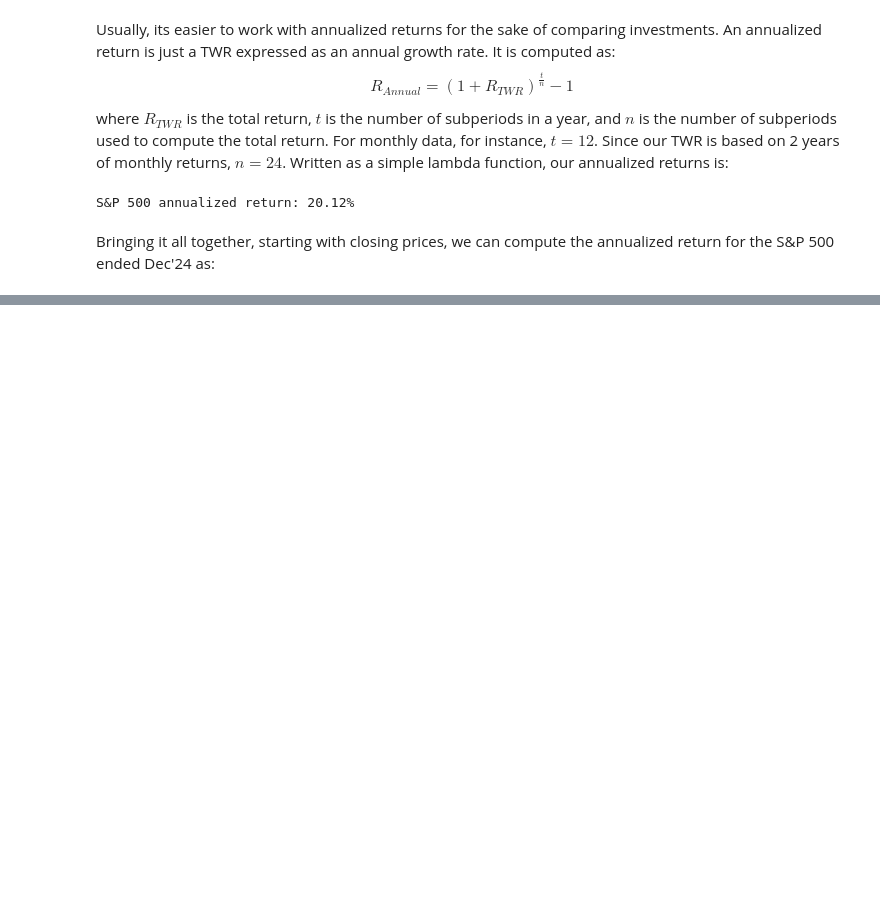
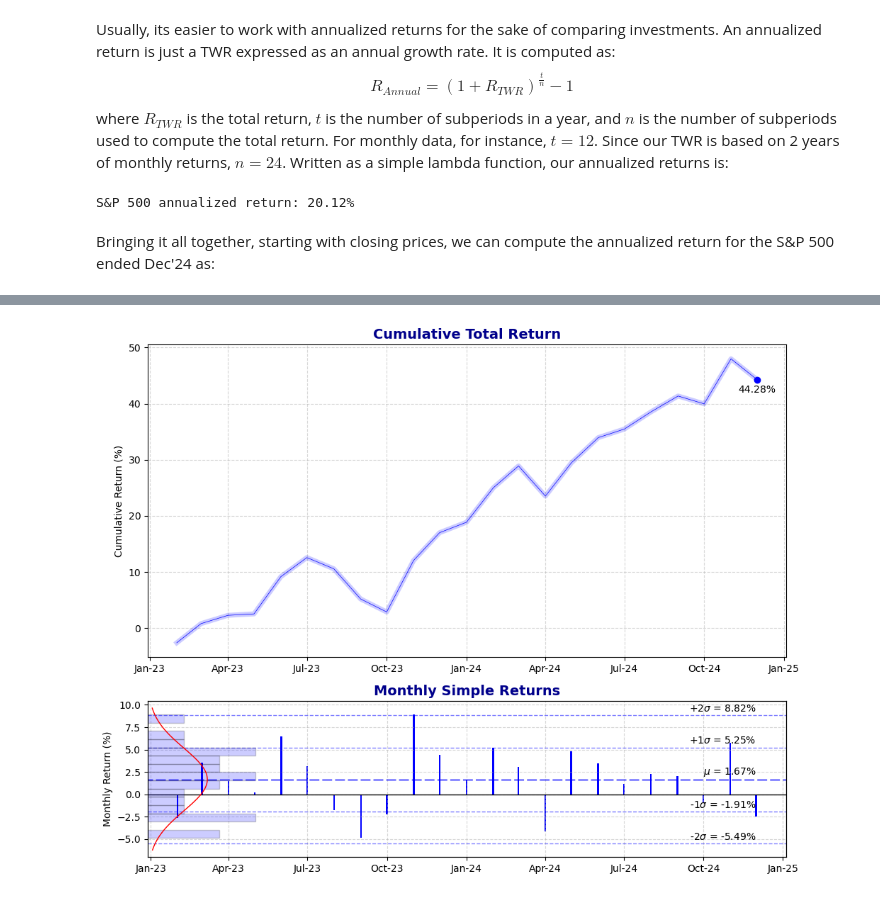
Before and after one commit to rtrimble13/tb-notebooks, a Jupyter notebook: src/twr.ipynb, the cells around one changed output, grey strips where cells are left out. Drawn from its saved outputs; the diff is of its cells as text; code cells hidden in the pictures; blank space fills up the shorter version.

Commit message:
Added return plot.

```diff
--- a/src/twr.ipynb
+++ b/src/twr.ipynb
@@ -148,0 +155,48 @@ assert spy_annualized == spy_annualized2
+# %%
+fig, (ax1, ax2) = plt.subplots(2, 1, figsize=(10, 8), gridspec_kw={'height_ratios': [2, 1]})
+
+date_format = '%b-%y'
+
+# Plot cumulative total return
+cumulative_returns = ((1 + spy_returns['returns1']).cumprod() - 1) * 100
+ax1.plot(cumulative_returns.index, cumulative_returns, alpha=0.2, linewidth=5, color='blue')
+ax1.plot(cumulative_returns.index, cumulative_returns, label='Cumulative Return', linewidth=0.5, color='blue')
+ax1.plot(spy_returns.index[-1], cumulative_returns.iloc[-1], 'bo')
+ax1.set_title('Cumulative Total Return', fontweight='bold', fontsize=14, color='darkblue')
+ax1.set_ylabel('Cumulative Return (%)')
+ax1.grid(True, which='both', linestyle='--', alpha=0.5)
+ax1.xaxis.set_major_formatter(plt.matplotlib.dates.DateFormatter(date_format))
+ax1.text(spy_returns.index[-1], cumulative_returns.iloc[-1] * 0.98, f'{cumulative_returns.iloc[-1]:.2f}%', va='top', ha='center')
+
+# Plot monthly simple returns
+ax2.bar(spy_returns.index, spy_returns['returns1'] * 100, label='Monthly Returns', width=2, color='blue')
+ax2.set_title('Monthly Simple Returns', fontweight='bold', fontsize=14, color='darkblue')
+ax2.set_ylabel('Monthly Return (%)')
+ax2.grid(True, which='both', linestyle='--', alpha=0.5)
+ax2.axhline(y=0, color='black', linewidth=1)
+ax2.xaxis.set_major_formatter(plt.matplotlib.dates.DateFormatter(date_format))
+ax2.axhline(y=spy_returns['returns1'].mean() * 100, color='blue', linewidth=1, linestyle=(5, (10,3)))
+ax2.text(spy_returns.index[-1], spy_returns['returns1'].mean() * 100 * 1.1, f'$\\mu$ = {spy_returns["returns1"].mean():.2%}', va='bottom', ha='right')
+for i in [-2, -1, 1, 2]:
+    ax2.axhline(y=spy_returns['returns1'].mean() * 100 + i * spy_returns['returns1'].std() * 100, color='blue', linewidth=1, linestyle='--', alpha=0.5)
+
+    ax2.text(spy_returns.index[-1], spy_returns['returns1'].mean() * 100 * 1.1 + i * spy_returns['returns1'].std() * 100, f'{i:+d}$\\sigma$ = {spy_returns["returns1"].mean() + i * spy_returns["returns1"].std():.2%}', va='bottom', ha='right')
+
+# Plot a histogram of monthly returns
+axhist = ax2.twiny()
+bars = axhist.hist(spy_returns['returns1'] * 100, bins=15, orientation='horizontal', alpha=0.2, color='blue', edgecolor='black')
+axhist.set_xlim(0, bars[1].max() * 2)
+axhist.xaxis.set_visible(False)
+
+# overlay a normal distribution line on the histogram
+mu, std = norm.fit(spy_returns['returns1'].dropna() * 100)
+ymin, ymax = axhist.get_ylim()
+y = np.linspace(ymin, ymax, 100)
+x = norm.pdf(y, mu, std)
+axhist.plot(x / x.sum() * axhist.get_xlim()[1] / 0.2, y, 'r-', linewidth=1)
+
+# Show the plots
+plt.tight_layout()
+plt.show()
+# %% [output]
+[figure, added]
```
Also changed, not shown: parts of 4 cells of this notebook.
